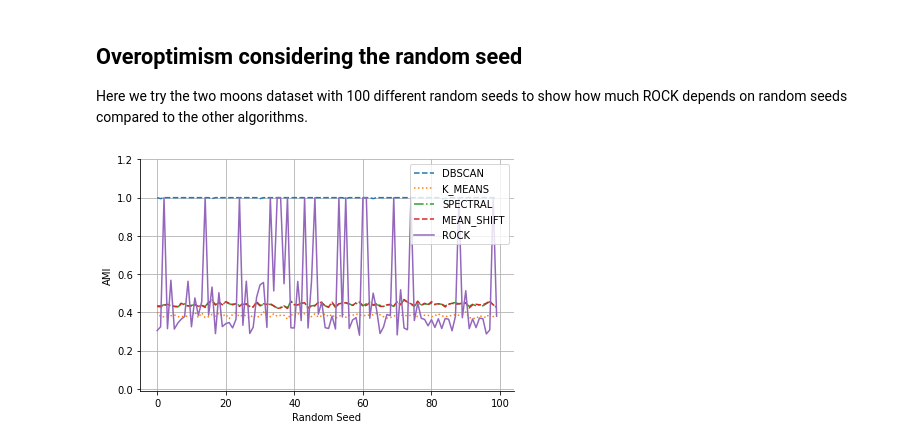
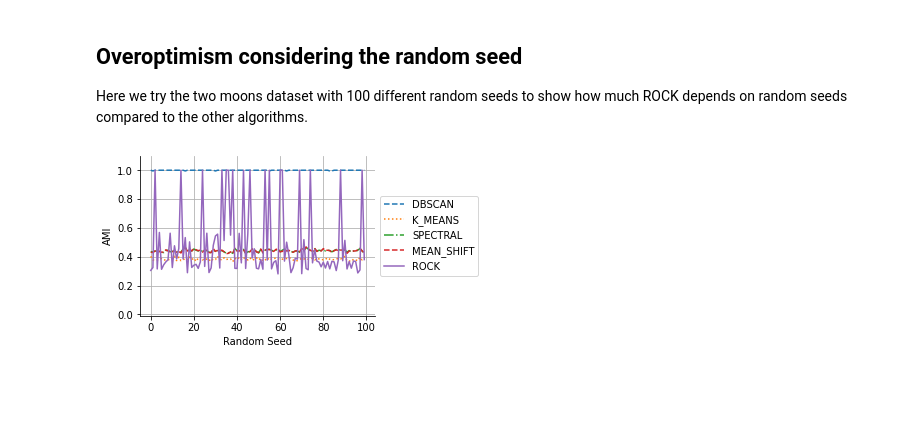
Before and after one commit to anonresearcher461/over-optimism, a Jupyter notebook: notebooks/Comparisons/Analysis_two_moons_100_seed.ipynb, the cells around one changed output. Saved outputs shown, nothing was run; the diff lists cells and outputs as text; code cells hidden in the pictures; blank space fills up the shorter version.

```diff
--- a/notebooks/Comparisons/Analysis_two_moons_100_seed.ipynb
+++ b/notebooks/Comparisons/Analysis_two_moons_100_seed.ipynb
@@ -61,26 +61,27 @@ for s in tqdm(range(seed, seed+100)):
 # %%
 import matplotlib.pyplot as plt
 
 plt.rcParams['axes.grid'] = True
 plt.rcParams['axes.spines.top'] = False
 plt.rcParams['axes.spines.right'] = False
 plt.rcParams['axes.spines.bottom'] = True
 plt.rcParams['axes.spines.left'] = True
+plt.rcParams['figure.figsize'] = (14*0.393701, 7.5*0.393701)
 
 mean_std = pd.DataFrame(experiment)[['ROCK', 'K_MEANS', 'DBSCAN', 'SPECTRAL', 'MEAN_SHIFT']]
 
 plt.plot(mean_std.index, mean_std['DBSCAN'], linestyle='--', label='DBSCAN')
 plt.plot(mean_std.index, mean_std['K_MEANS'], linestyle=":", label='K_MEANS')
 plt.plot(mean_std.index, mean_std['SPECTRAL'], linestyle='-.', label='SPECTRAL')
 plt.plot(mean_std.index, mean_std['MEAN_SHIFT'], linestyle='--', label='MEAN_SHIFT')
 plt.plot(mean_std.index, mean_std['ROCK'], linestyle='-',  label='ROCK')
 
 
-plt.ylim(-0.01, 1.2)
-plt.legend()
+plt.ylim(-0.01, 1.1)
+plt.legend(loc='center left', bbox_to_anchor=(1, 0.5))
 plt.xlabel('Random Seed')
 plt.ylabel('AMI')
 plt.tight_layout()
-plt.savefig('../../figures/two_moons_analysis_100_seeds.png')
+plt.savefig('../../figures/two_moons_analysis_100_seeds.png', dpi = 600, bbox_inches='tight')
 # %% [output]
-[figure, old version]
+[figure, new version]
```
Also changed, not shown: 14 other files.
